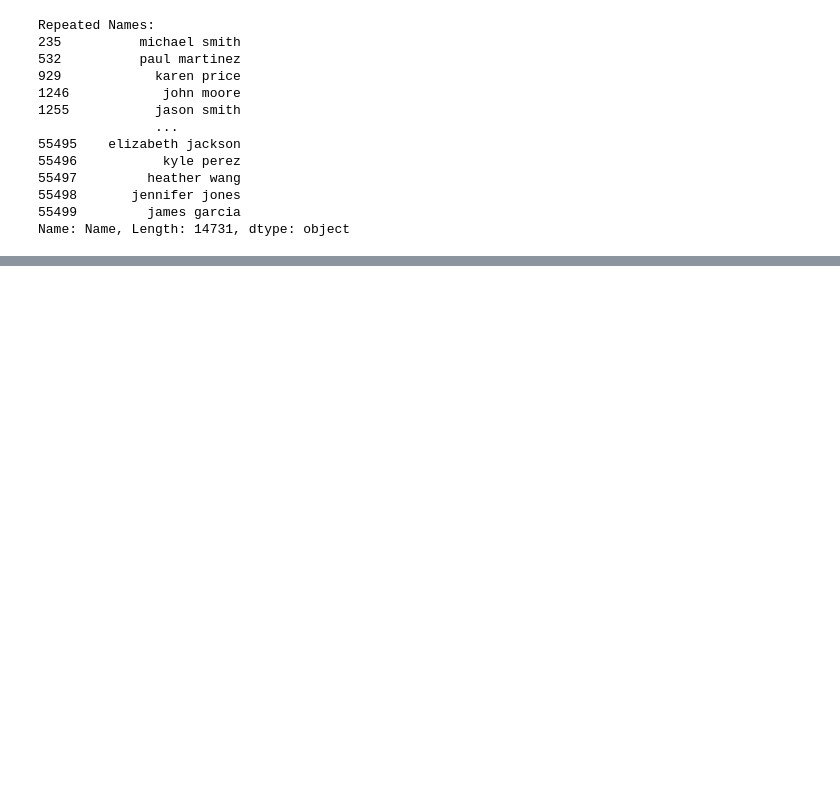
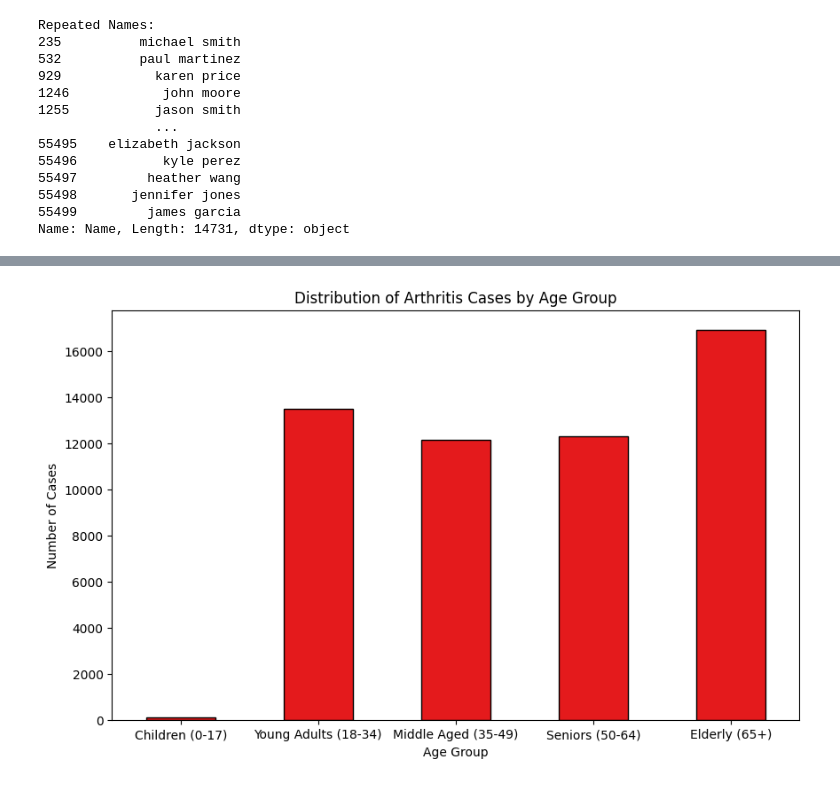
Before and after one commit to Thayallen02/MY-DAC-Curriculum, a Jupyter notebook: Internal Project/Graphs.ipynb, the cells around one changed output, grey strips where cells are left out. Cells and saved outputs as stored; diff of their text form; code cells hidden in the pictures; blank space fills up the shorter version.

```diff
--- a/Internal Project/Graphs.ipynb
+++ b/Internal Project/Graphs.ipynb
@@ -266,0 +262,18 @@ plt.show()
+# %%
+bins_new = [0, 18, 35, 50, 65, 100]
+labels_new = ['Children (0-17)', 'Young Adults (18-34)', 'Middle Aged (35-49)', 'Seniors (50-64)', 'Elderly (65+)']
+df['Age Group'] = pd.cut(df['Age'], bins=bins_new, labels=labels_new, right=False)
+
+# Count the occurrences in each age group
+age_group_counts_new = df['Age Group'].value_counts(sort=False)
+
+# Plot the data with new age groups
+plt.figure(figsize=(10, 6))
+age_group_counts_new.plot(kind='bar', edgecolor='black',colormap= 'Set1')
+plt.title('Distribution of Arthritis Cases by Age Group')
+plt.xlabel('Age Group')
+plt.ylabel('Number of Cases')
+plt.xticks(rotation=0)
+plt.show()
+# %% [output]
+[figure, added]
```
Also changed, not shown: parts of 5 cells of this notebook, 3 other files.
